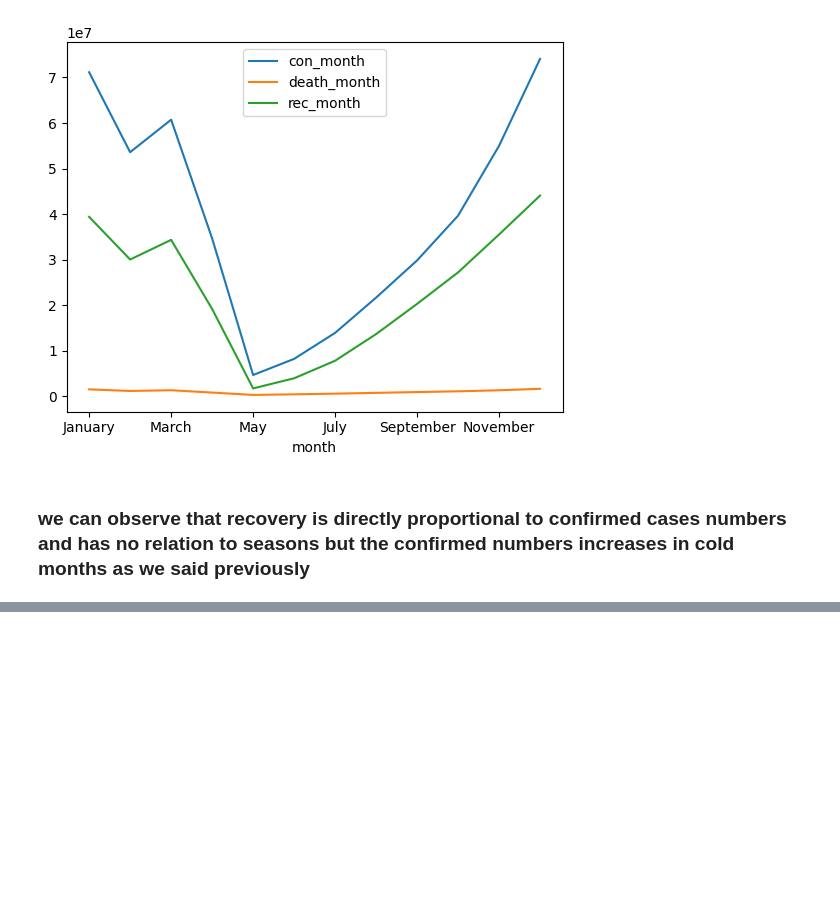
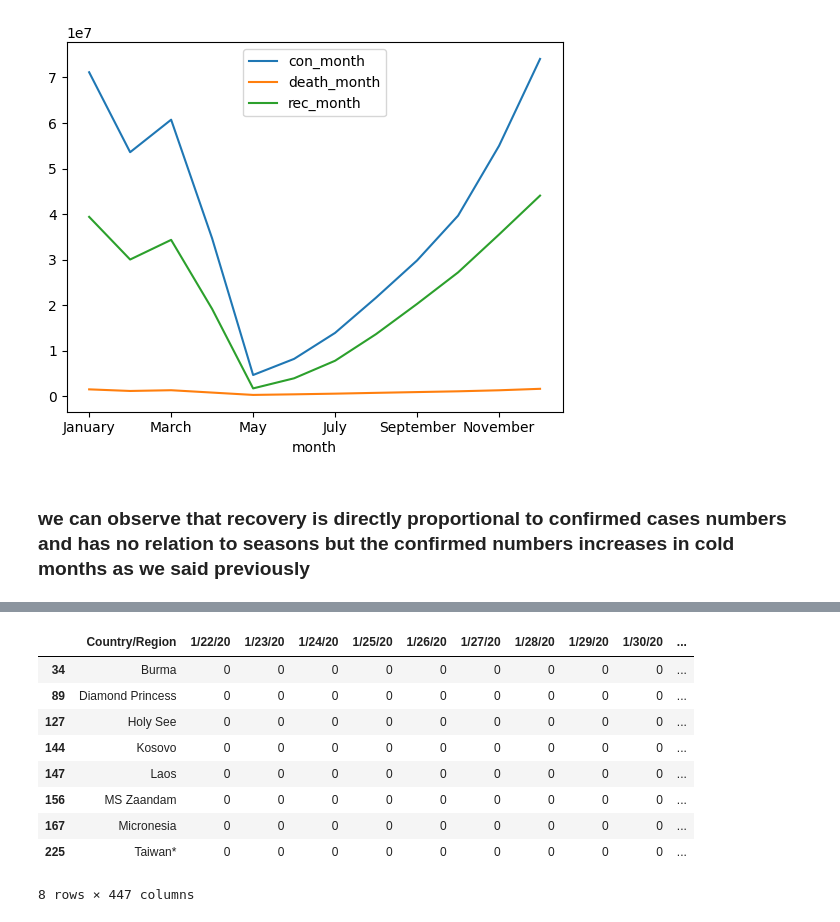
Before and after one commit to Ibrahim-Hossam/AI-502, a Jupyter notebook: covid-time-series-eda.ipynb, the cells around one changed output, grey strips where cells are left out. Cells and saved outputs as stored; diff of their text form; code cells hidden in the pictures; blank space fills up the shorter version.

```diff
--- a/covid-time-series-eda.ipynb
+++ b/covid-time-series-eda.ipynb
@@ -601,0 +719,13 @@ collected_month.plot()
+# %%
+df[df['Country_Code'].isnull()]
+# %% [output]
+|  | Country/Region | 1/22/20 | 1/23/20 | 1/24/20 | 1/25/20 | 1/26/20 | 1/27/20 | 1/28/20 | 1/29/20 | 1/30/20 | ... |
+| 34 | Burma | 0 | 0 | 0 | 0 | 0 | 0 | 0 | 0 | 0 | ... |
+| 89 | Diamond Princess | 0 | 0 | 0 | 0 | 0 | 0 | 0 | 0 | 0 | ... |
+| 127 | Holy See | 0 | 0 | 0 | 0 | 0 | 0 | 0 | 0 | 0 | ... |
+| 144 | Kosovo | 0 | 0 | 0 | 0 | 0 | 0 | 0 | 0 | 0 | ... |
+| 147 | Laos | 0 | 0 | 0 | 0 | 0 | 0 | 0 | 0 | 0 | ... |
+| 156 | MS Zaandam | 0 | 0 | 0 | 0 | 0 | 0 | 0 | 0 | 0 | ... |
+| 167 | Micronesia | 0 | 0 | 0 | 0 | 0 | 0 | 0 | 0 | 0 | ... |
+| 225 | Taiwan* | 0 | 0 | 0 | 0 | 0 | 0 | 0 | 0 | 0 | ... |
+8 rows × 447 columns
```
Also changed, not shown: parts of 21 cells of this notebook.
